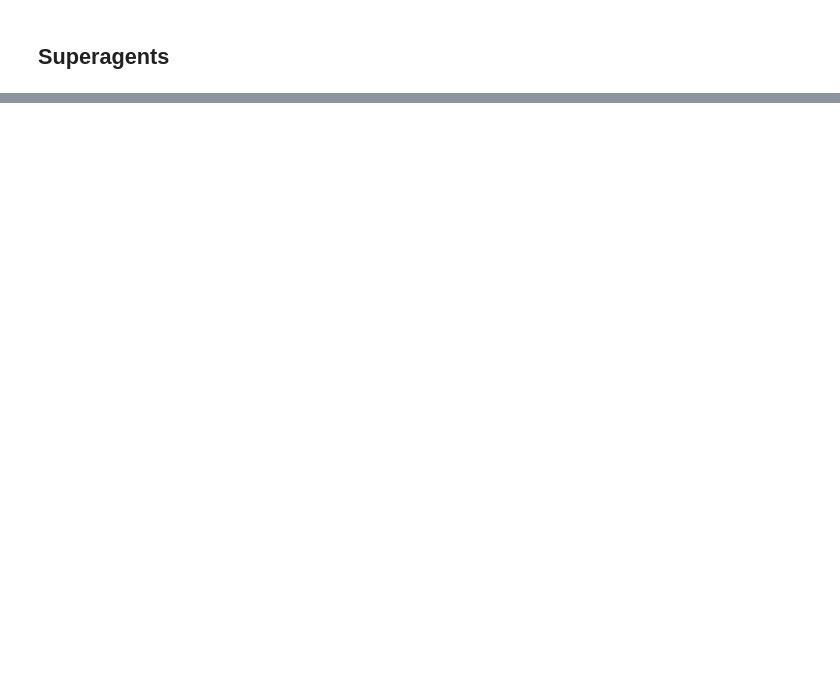
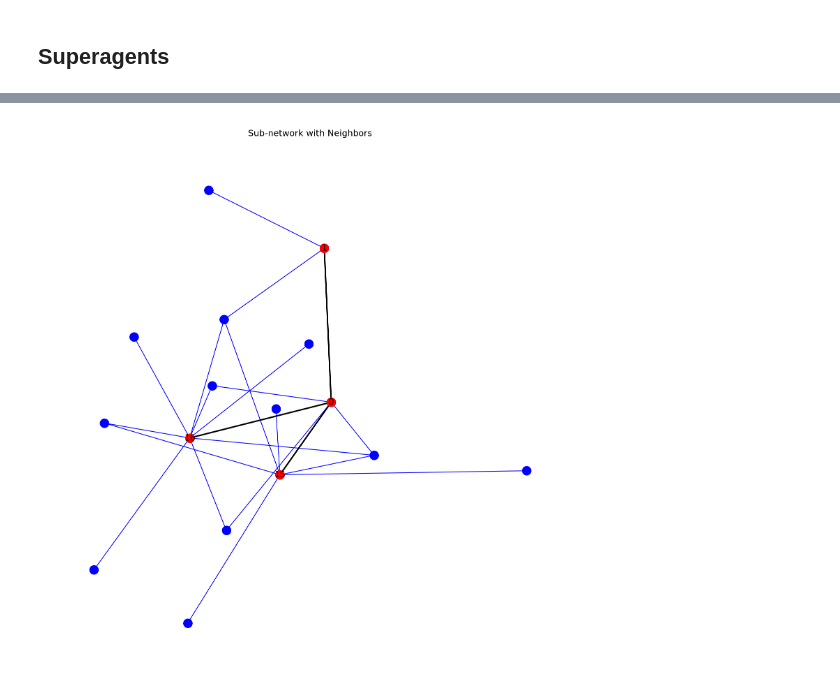
Before and after one commit to RuizSerra/factorised-MA-AIF-notebooks, a Jupyter notebook: 02 INFG 2x2 network.ipynb, the cells around one changed output, grey strips where cells are left out. Cells and saved outputs as stored; diff of their text form; code cells hidden in the pictures; blank space fills up the shorter version.

```diff
--- a/02 INFG 2x2 network.ipynb
+++ b/02 INFG 2x2 network.ipynb
@@ -242,0 +325,46 @@ tuple(sorted([3, 1]))
+# %%
+# Create a subgraph from the edges in edge_tuple
+subgraph = G.edge_subgraph(superagents[30])
+
+# Get the neighbors of the subgraph nodes
+neighbors = set()
+for node in subgraph.nodes:
+    neighbors.update(G.neighbors(node))
+neighbors.difference_update(subgraph.nodes)  # Exclude nodes already in the subgraph
+
+# Create a subgraph for the neighbors and their edges
+neighbor_edges = [(n, nbr) for n in neighbors for nbr in G.neighbors(n) if nbr in subgraph.nodes]
+neighbor_subgraph = G.edge_subgraph(neighbor_edges)
+
+# Plot the subgraph and its neighbors
+plt.figure(figsize=(5, 5), dpi=150)
+pos_subgraph = {node: pos[node] for node in subgraph.nodes}
+pos_neighbors = {node: pos[node] for node in neighbor_subgraph.nodes}
+
+# Draw the neighbors and their edges in blue
+nx.draw(
+    neighbor_subgraph,
+    pos_neighbors,
+    with_labels=False,
+    node_size=30,
+    node_color='blue',
+    edge_color='blue',
+    width=0.5
+)
+
+# Draw the subgraph in red
+nx.draw(
+    subgraph,
+    pos_subgraph,
+    with_labels=True,
+    node_size=30,
+    node_color='red',
+    edge_color='black',
+    width=1.0,
+    font_size=6
+)
+
+plt.title("Sub-network with Neighbors")
+plt.show()
+# %% [output]
+[figure, added]
```
Also changed, not shown: parts of 10 cells of this notebook.
